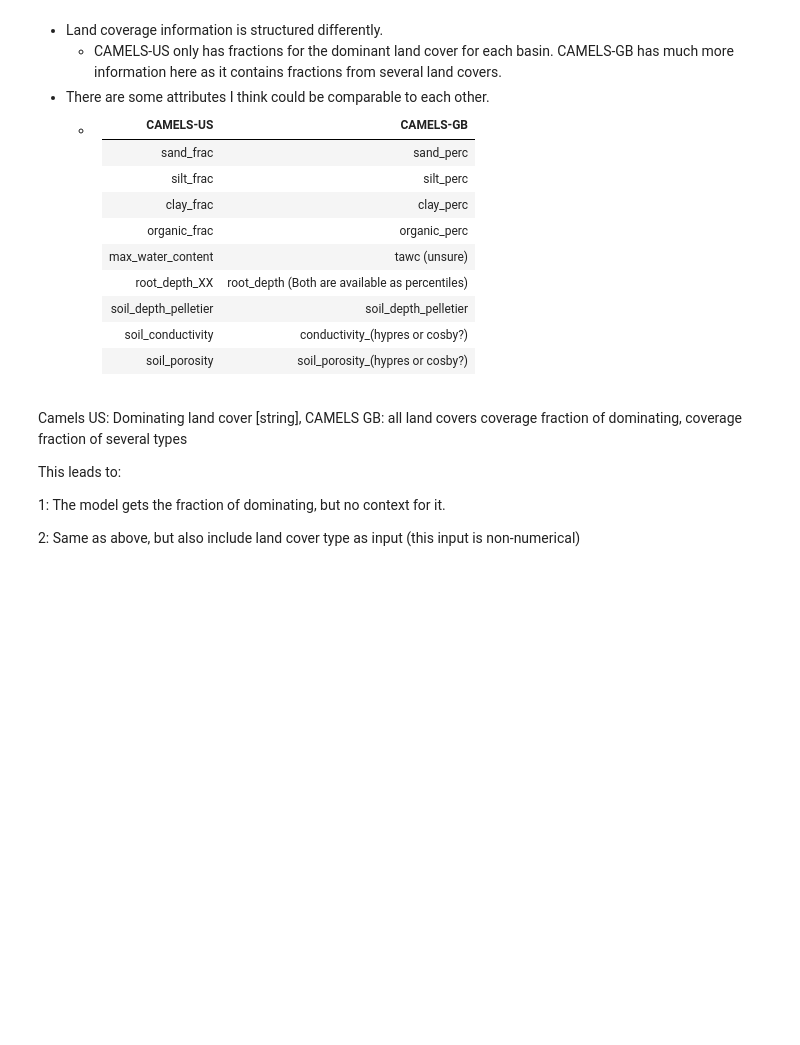
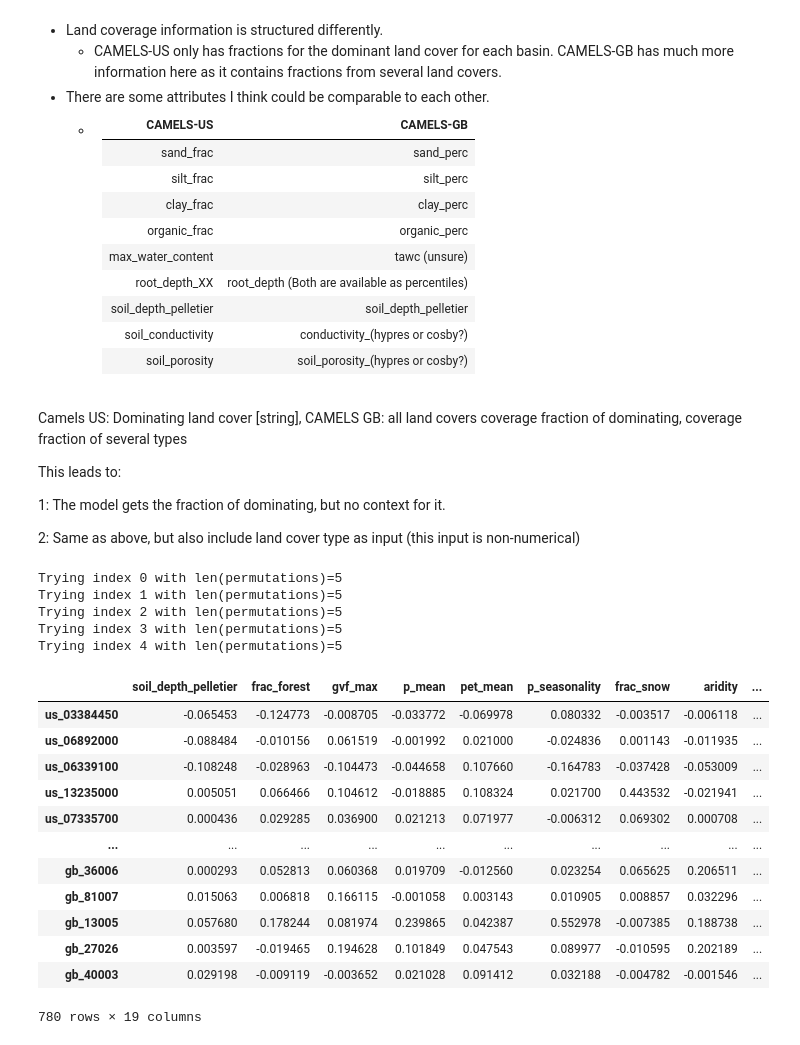
Before and after one commit to bernharl/Master-Thesis, a Jupyter notebook: notebooks/permutation_test.ipynb, the cells around one changed output. Cells and saved outputs as stored; diff of their text form; code cells hidden in the pictures; blank space fills up the shorter version.

```diff
--- a/notebooks/permutation_test.ipynb
+++ b/notebooks/permutation_test.ipynb
@@ -69,7 +66,7 @@ def parse_results(
     folder = Path(folder)
     results = []
     for i in range(k):
-        if i in skip:
+        if not skip is None and i in skip:
             continue
         file = folder / f"{i}" / "i_list.pickle"
         with open(file, "rb") as infile:
@@ -91,7 +88,7 @@ def calc_i(
     means = defaultdict(lambda: defaultdict(lambda: 0))
     index = -1
     for i in range(k):
-        if i in skip:
+        if not skip is None and i in skip:
             print(f"skipped {i}!")
             continue
         else:
@@ -107,12 +104,12 @@ def calc_i(
                     means[feature][basin] += feature_results[k_][basin] / len(
                         list(feature_results.keys())
                     )
-    for feature in features:
-        for basin in means[feature].keys():
-            if nse_values[basin] >= min_nse:
-                means[feature][basin] = nse_values[basin] - means[feature][basin]
-            else:
-                means[feature][basin] = np.nan
+        for feature in features:
+            for basin in means[feature].keys():
+                if nse_values[basin] >= min_nse:
+                    means[feature][basin] = nse_values[basin] - means[feature][basin]
+                else:
+                    means[feature][basin] = np.nan
 
     return pd.DataFrame.from_dict(means).dropna()
 # %%
@@ -596,3 +583,44 @@ This leads to:
 1: The model gets the fraction of dominating, but no context for it.
 
 2: Same as above, but also include land cover type as input (this input is non-numerical)
+# %%
+k = 5
+permutations_mixed = parse_results(
+    "/home/bernhard/git/Master-Thesis/runs/combined_dataset/mixed/permutation/",
+    k=k,
+)
+nse_values_mixed = load_cv_results(
+    main_folder="/home/bernhard/git/Master-Thesis/runs/combined_dataset/mixed/",
+    model_type="ealstm",
+    seed="19970204",
+    k=k,
+    epoch=30,
+)
+# %%
+importance_mixed = calc_i(
+    permutations_mixed,
+    nse_values_mixed,
+    k=k,
+    min_nse=0,
+    epoch=30,
+)
+importance_mixed
+# %% [output]
+Trying index 0 with len(permutations)=5
+Trying index 1 with len(permutations)=5
+Trying index 2 with len(permutations)=5
+Trying index 3 with len(permutations)=5
+Trying index 4 with len(permutations)=5
+|  | soil_depth_pelletier | frac_forest | gvf_max | p_mean | pet_mean | p_seasonality | frac_snow | aridity | ... |
+| us_03384450 | -0.065453 | -0.124773 | -0.008705 | -0.033772 | -0.069978 | 0.080332 | -0.003517 | -0.006118 | ... |
+| us_06892000 | -0.088484 | -0.010156 | 0.061519 | -0.001992 | 0.021000 | -0.024836 | 0.001143 | -0.011935 | ... |
+| us_06339100 | -0.108248 | -0.028963 | -0.104473 | -0.044658 | 0.107660 | -0.164783 | -0.037428 | -0.053009 | ... |
+| us_13235000 | 0.005051 | 0.066466 | 0.104612 | -0.018885 | 0.108324 | 0.021700 | 0.443532 | -0.021941 | ... |
+| us_07335700 | 0.000436 | 0.029285 | 0.036900 | 0.021213 | 0.071977 | -0.006312 | 0.069302 | 0.000708 | ... |
+| ... | ... | ... | ... | ... | ... | ... | ... | ... | ... |
+| gb_36006 | 0.000293 | 0.052813 | 0.060368 | 0.019709 | -0.012560 | 0.023254 | 0.065625 | 0.206511 | ... |
+| gb_81007 | 0.015063 | 0.006818 | 0.166115 | -0.001058 | 0.003143 | 0.010905 | 0.008857 | 0.032296 | ... |
+| gb_13005 | 0.057680 | 0.178244 | 0.081974 | 0.239865 | 0.042387 | 0.552978 | -0.007385 | 0.188738 | ... |
+| gb_27026 | 0.003597 | -0.019465 | 0.194628 | 0.101849 | 0.047543 | 0.089977 | -0.010595 | 0.202189 | ... |
+| gb_40003 | 0.029198 | -0.009119 | -0.003652 | 0.021028 | 0.091412 | 0.032188 | -0.004782 | -0.001546 | ... |
+780 rows × 19 columns
```
Also changed, not shown: parts of 10 cells of this notebook.
